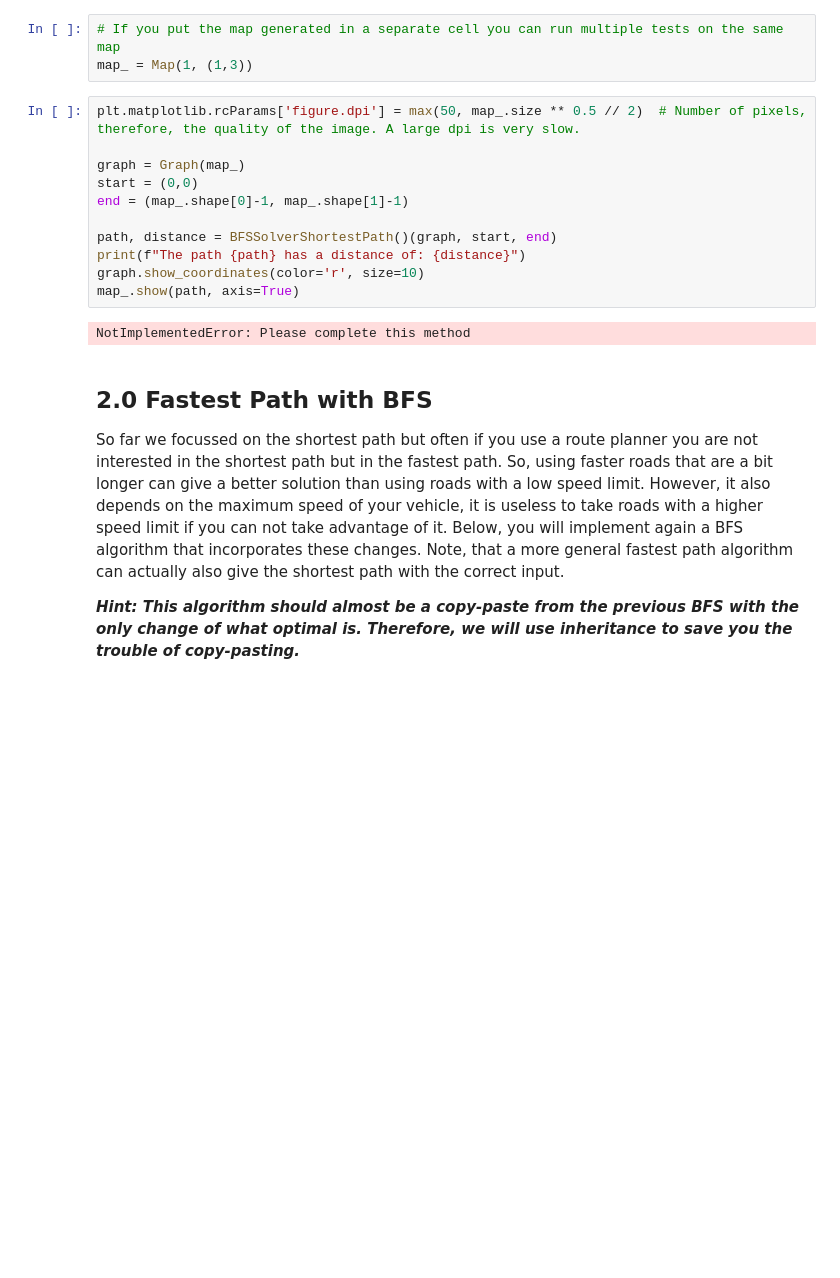
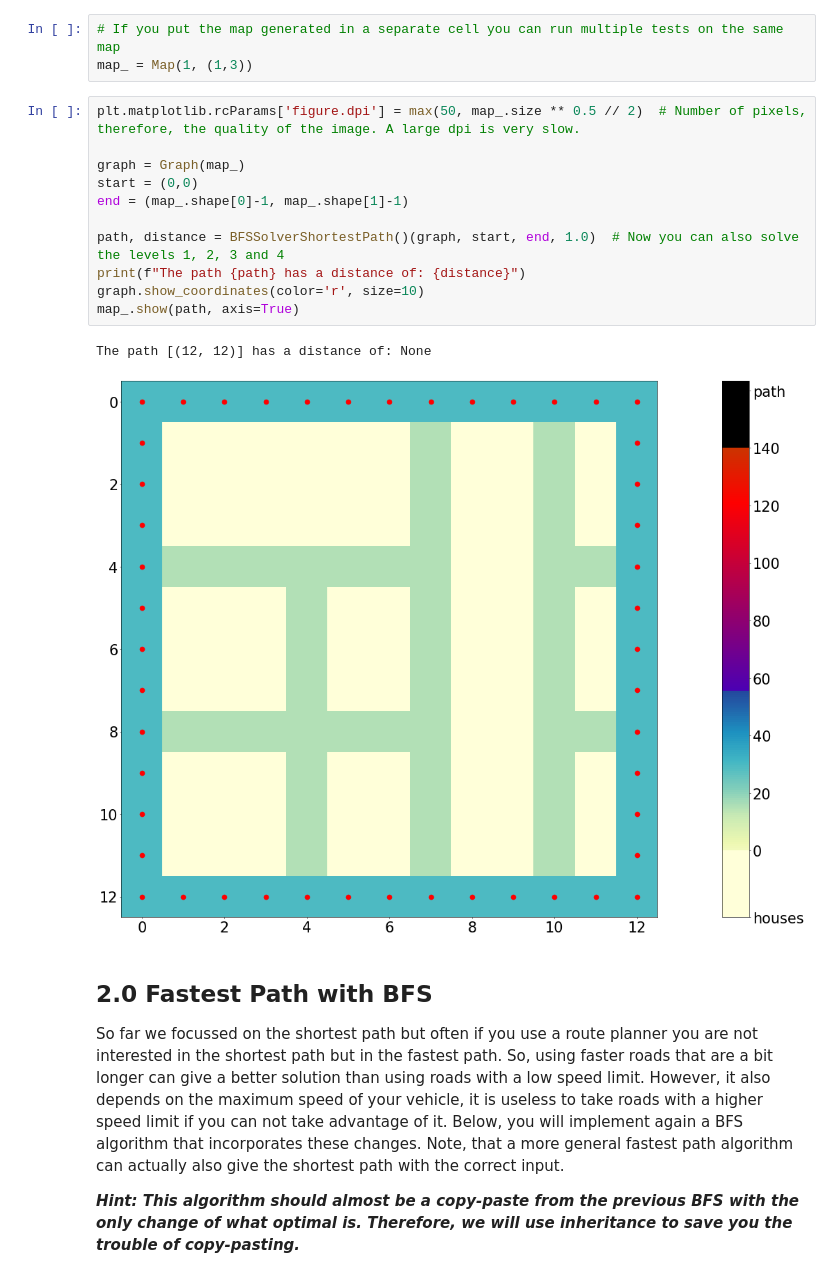
Before and after one commit to michaelbejusca/ALGO_3, a Jupyter notebook: assignment2.ipynb, the cells around one changed output. Drawn from its saved outputs; the diff is of its cells as text; blank space fills up the shorter version.

```diff
--- a/assignment2.ipynb
+++ b/assignment2.ipynb
@@ -887,16 +994,17 @@ map_ = Map(1, (1,3))
 # %%
 plt.matplotlib.rcParams['figure.dpi'] = max(50, map_.size ** 0.5 // 2)  # Number of pixels, therefore, the quality of the image. A large dpi is very slow.
 
 graph = Graph(map_)
 start = (0,0)
 end = (map_.shape[0]-1, map_.shape[1]-1)
 
-path, distance = BFSSolverShortestPath()(graph, start, end)
+path, distance = BFSSolverShortestPath()(graph, start, end, 1.0)  # Now you can also solve the levels 1, 2, 3 and 4
 print(f"The path {path} has a distance of: {distance}")
 graph.show_coordinates(color='r', size=10)
 map_.show(path, axis=True)
 # %% [output]
-NotImplementedError: Please complete this method
+The path [(12, 12)] has a distance of: None
+[figure, added]
 # %% [markdown]
 ## 2.0 Fastest Path with BFS
 
```
Also changed, not shown: parts of 12 cells of this notebook.
